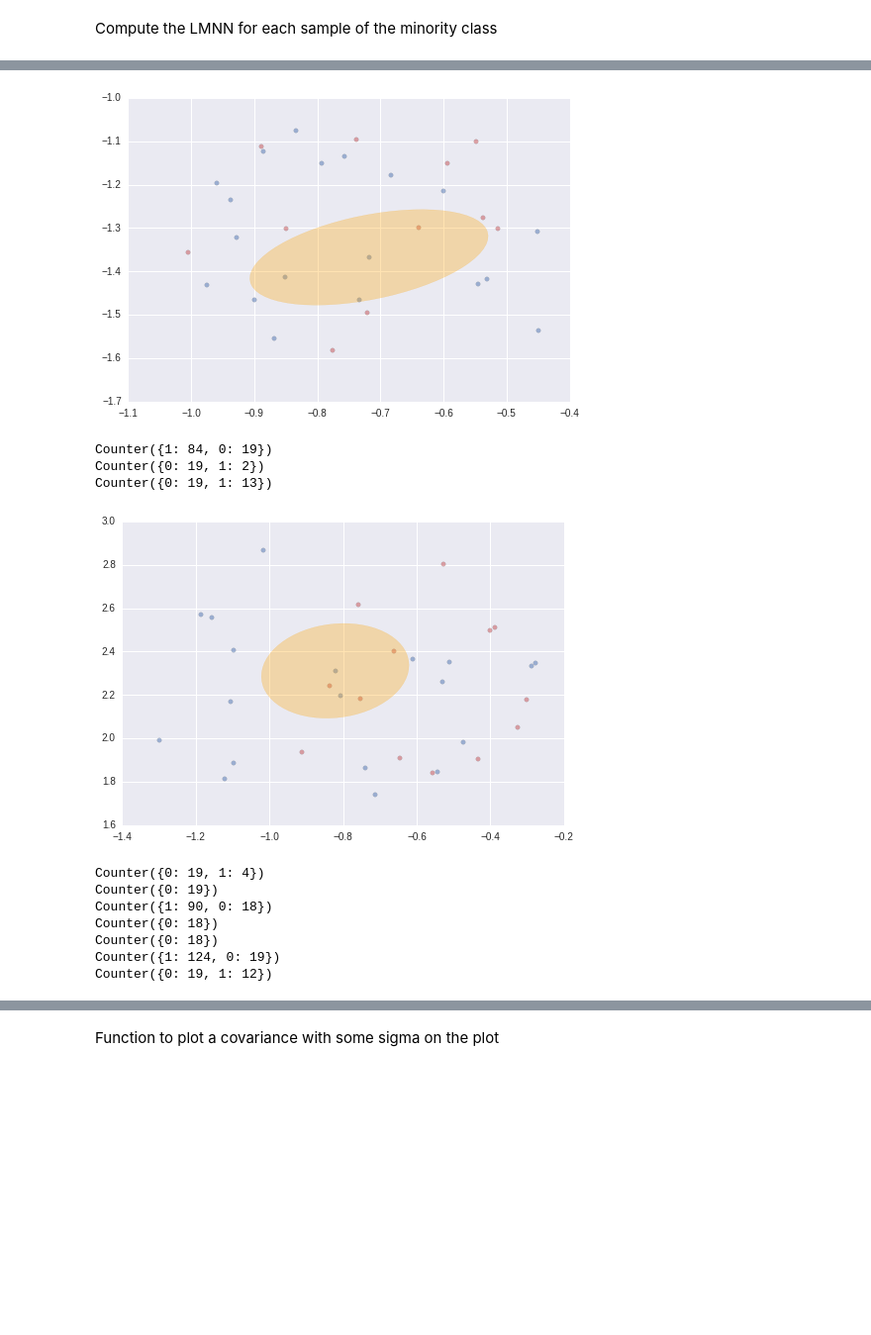
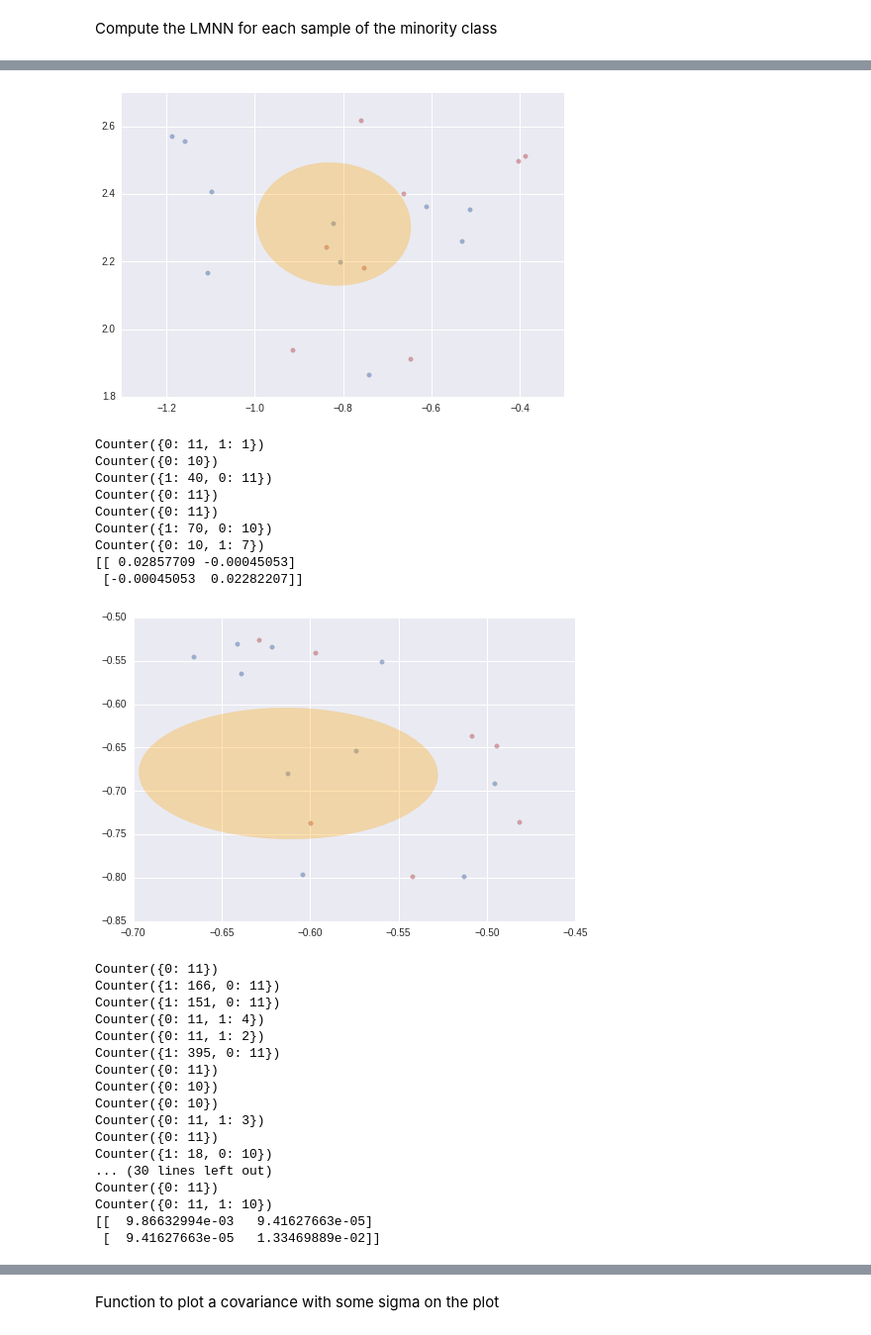
Before and after one commit to I2Cvb/prostate, a Jupyter notebook: notebook/imbalancing-thinkbook.ipynb, the cells around one changed output, grey strips where cells are left out. Shown at 99% size. Cells and saved outputs as stored; diff of their text form; code cells hidden in the pictures; blank space fills up the shorter version.

```diff
--- a/notebook/imbalancing-thinkbook.ipynb
+++ b/notebook/imbalancing-thinkbook.ipynb
@@ -60,18 +63,18 @@ idx_maj_class = np.ravel(np.nonzero(y == label_maj_class))
 
 from sklearn.neighbors import NearestNeighbors
 
-neighbours_required = 19
+neighbours_required = 11
 
 # Create an object NN only for the minority class
-min_class_NN = NearestNeighbors(n_neighbors=neighbours_required, metric='l2', n_jobs=-1)
+min_class_NN = NearestNeighbors(n_neighbors=neighbours_required, metric='l2')#, n_jobs=-1)
 min_class_NN.fit(x[idx_min_class, :], y[idx_min_class])
 
 # Create an object NN only for the majority class
-max_class_NN = NearestNeighbors(n_neighbors=neighbours_required, metric='l2', n_jobs=-1)
+max_class_NN = NearestNeighbors(n_neighbors=neighbours_required, metric='l2')#, n_jobs=-1)
 max_class_NN.fit(x[idx_maj_class, :], y[idx_maj_class])
 
 # Create an object NN for the whole dataset
-data_NN = NearestNeighbors(n_neighbors=1, metric='l2',n_jobs=-1)
+data_NN = NearestNeighbors(n_neighbors=1, metric='l2')#,n_jobs=-1)
 data_NN.fit(x, y)
 
 # Compute all the distance of the k-NN on the minority class on the original data for the point of the minority class
@@ -100,7 +103,7 @@ for s, d, tmpi in zip(x[idx_min_class], max_dist, idx_min_class):
     a[0] = tmpi
     s_considers.append(a)
 
-from metric_learn import LMNN
+from metric_learn import LMNN, ITML, SDML, LSML
 
 cov_mat = []
 idx_cons = []
@@ -113,15 +116,20 @@ for s in s_considers:
     stat = Counter(y_s)
     print stat
 
+    num_constraints = 200
+
     if (len(stat) > 1):
         if (stat[label_min_class] > stat[label_maj_class]):
             #print (stat[label_maj_class] / stat[label_min_class])
             if ((float(stat[label_min_class]) / float(stat[label_maj_class])) > 1 and
                 (float(stat[label_min_class]) / float(stat[label_maj_class])) < 2):
+
                 # Fit the LMNN for these data
-                #s_lmnn = LMNN(k=stat[label_min_class], convergence_tol=1e-9, max_iter=5000)
-                s_lmnn = LMNN(k=1, convergence_tol=1e-9, min_iter=5000, max_iter=5000)
+                s_lmnn = LMNN(k=3, convergence_tol=1e-9, min_iter=5000, max_iter=5000)
                 s_lmnn.fit(x_s, y_s)
+                #s_lmnn = ITML(max_iters=5000, convergence_threshold=1e-9)
+                #s_lmnn.fit(x_s, ITML.prepare_constraints(y_s, x_s.shape[0], num_constraints))
+
 
                 figure, axis = plt.subplots(1,1)
                 plt.scatter(x_s[y_s==0, 0], x_s[y_s==0, 1], label="Class #0", alpha=0.5,
@@ -129,7 +137,8 @@ for s in s_considers:
                 plt.scatter(x_s[y_s==1, 0], x_s[y_s==1, 1], label="Class #1", alpha=0.5,
                 edgecolor=almost_black, facecolor=palette[2], linewidth=0.15)
                 cm = np.matrix(s_lmnn.metric())
-                elli = make_covariance_ellipse(np.matrix(cm).I, x_s[0])
+                print np.matrix(cm).I
+                elli = make_covariance_ellipse(np.matrix(cm).I, x_s[0], 1)
                 axis.add_artist(elli)
                 plt.show()
 
@@ -188,12 +200,28 @@ Counter({0: 19, 1: 11})
-[figure, old version]
+[figure, new version]
-Counter({1: 84, 0: 19})
-Counter({0: 19, 1: 2})
-Counter({0: 19, 1: 13})
+Counter({0: 11, 1: 1})
+Counter({0: 10})
+Counter({1: 40, 0: 11})
+Counter({0: 11})
+Counter({0: 11})
+Counter({1: 70, 0: 10})
+Counter({0: 10, 1: 7})
+[[ 0.02857709 -0.00045053]
+ [-0.00045053  0.02282207]]
-[figure, old version]
+[figure, new version]
-Counter({0: 19, 1: 4})
-Counter({0: 19})
-Counter({1: 90, 0: 18})
-Counter({0: 18})
-Counter({0: 18})
-Counter({1: 124, 0: 19})
-Counter({0: 19, 1: 12})
+Counter({0: 11})
+Counter({1: 166, 0: 11})
+Counter({1: 151, 0: 11})
+Counter({0: 11, 1: 4})
+Counter({0: 11, 1: 2})
+Counter({1: 395, 0: 11})
+Counter({0: 11})
+Counter({0: 10})
+Counter({0: 10})
+Counter({0: 11, 1: 3})
+Counter({0: 11})
+Counter({1: 18, 0: 10})
+... (30 lines left out)
+Counter({0: 11})
+Counter({0: 11, 1: 10})
+[[  9.86632994e-03   9.41627663e-05]
+ [  9.41627663e-05   1.33469889e-02]]
```
Also changed, not shown: parts of 7 cells of this notebook, 1 other file.
